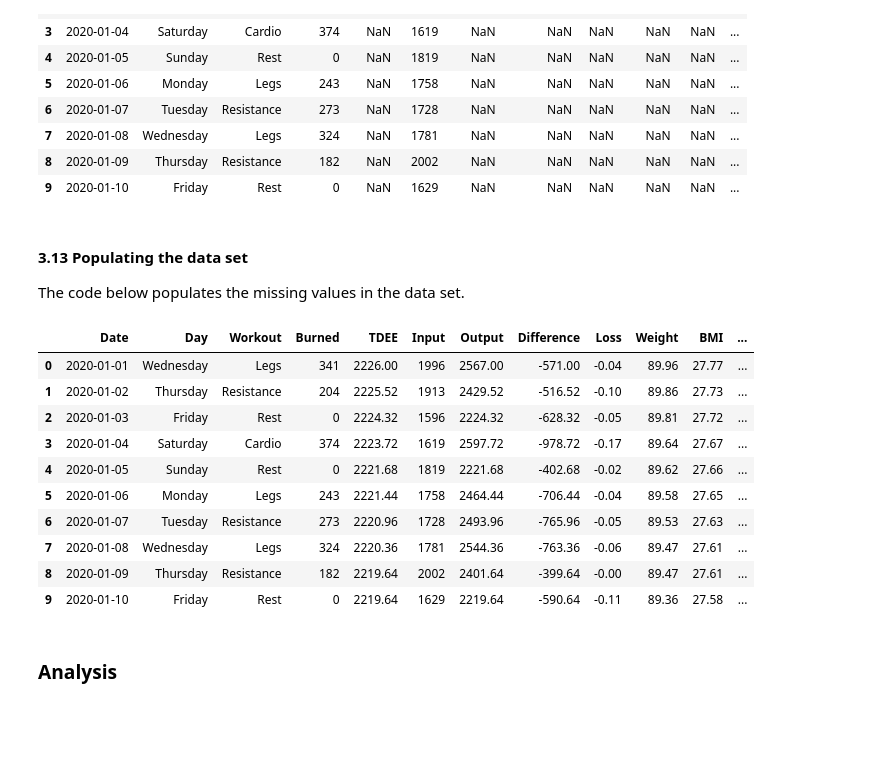
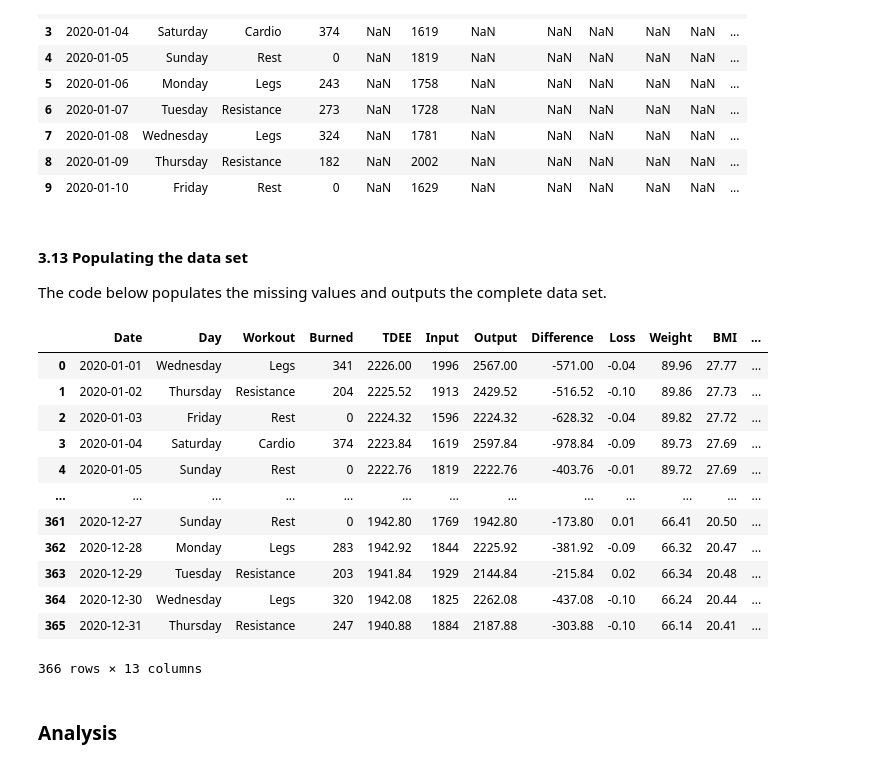
Before and after one commit to GaryLocke91/52465_programming_project, a Jupyter notebook: 52465_programming_project.ipynb, the cells around one changed output. Cells and saved outputs as stored; diff of their text form; code cells hidden in the pictures; blank space fills up the shorter version.

```diff
--- a/52465_programming_project.ipynb
+++ b/52465_programming_project.ipynb
@@ -655,36 +655,38 @@ df.head(n=10)
 # %% [markdown]
 #### 3.13 Populating the data set
 
-The code below populates the missing values in the data set.
+The code below populates the missing values and outputs the complete data set.
 # %%
 # Create a loop which starts from the second row in the data set
 for i in range(1, len(df)):
     # TDEE depends on the weight of the previous day
     df.loc[i, "TDEE"] = tdee(df.loc[i-1, "Weight"], height_m)
     # Ouput is the addition of TDEE and burned calories
     df.loc[i, "Output"] = df.loc[i, "TDEE"] + df.loc[i, "Burned"]
     # Difference is the subtraction of the calorie output from the input
     df.loc[i, "Difference"] = round(df.loc[i, "Input"] - df.loc[i, "Output"], 2)
     # Loss is the conversion of the calorie output to weight plus a random variant
     df.loc[i, "Loss"] = round(cal_to_kg(df.loc[i, "Difference"]) + (np.random.choice((-1, 1)) * np.random.normal(0.04, 0.01)), 2)
     # Weight is the subtraction of the loss from the previous day's weight
     df.loc[i, "Weight"] = round(df.loc[i-1, "Weight"] + df.loc[i, "Loss"], 2)
     # BMI is the conversion of weight to a BMI score
     df.loc[i, "BMI"] = round(bmi(df.loc[i, "Weight"], height_m), 2)
 
-# Print the first 10 rows of the DataFrame
-df.head(n=10)
+# Print the complete data set
+df
 # %% [output]
 |  | Date | Day | Workout | Burned | TDEE | Input | Output | Difference | Loss | Weight | BMI | ... |
 | 0 | 2020-01-01 | Wednesday | Legs | 341 | 2226.00 | 1996 | 2567.00 | -571.00 | -0.04 | 89.96 | 27.77 | ... |
 | 1 | 2020-01-02 | Thursday | Resistance | 204 | 2225.52 | 1913 | 2429.52 | -516.52 | -0.10 | 89.86 | 27.73 | ... |
-| 2 | 2020-01-03 | Friday | Rest | 0 | 2224.32 | 1596 | 2224.32 | -628.32 | -0.05 | 89.81 | 27.72 | ... |
-| 3 | 2020-01-04 | Saturday | Cardio | 374 | 2223.72 | 1619 | 2597.72 | -978.72 | -0.17 | 89.64 | 27.67 | ... |
-| 4 | 2020-01-05 | Sunday | Rest | 0 | 2221.68 | 1819 | 2221.68 | -402.68 | -0.02 | 89.62 | 27.66 | ... |
-| 5 | 2020-01-06 | Monday | Legs | 243 | 2221.44 | 1758 | 2464.44 | -706.44 | -0.04 | 89.58 | 27.65 | ... |
-| 6 | 2020-01-07 | Tuesday | Resistance | 273 | 2220.96 | 1728 | 2493.96 | -765.96 | -0.05 | 89.53 | 27.63 | ... |
-| 7 | 2020-01-08 | Wednesday | Legs | 324 | 2220.36 | 1781 | 2544.36 | -763.36 | -0.06 | 89.47 | 27.61 | ... |
-| 8 | 2020-01-09 | Thursday | Resistance | 182 | 2219.64 | 2002 | 2401.64 | -399.64 | -0.00 | 89.47 | 27.61 | ... |
-| 9 | 2020-01-10 | Friday | Rest | 0 | 2219.64 | 1629 | 2219.64 | -590.64 | -0.11 | 89.36 | 27.58 | ... |
+| 2 | 2020-01-03 | Friday | Rest | 0 | 2224.32 | 1596 | 2224.32 | -628.32 | -0.04 | 89.82 | 27.72 | ... |
+| 3 | 2020-01-04 | Saturday | Cardio | 374 | 2223.84 | 1619 | 2597.84 | -978.84 | -0.09 | 89.73 | 27.69 | ... |
+| 4 | 2020-01-05 | Sunday | Rest | 0 | 2222.76 | 1819 | 2222.76 | -403.76 | -0.01 | 89.72 | 27.69 | ... |
+| ... | ... | ... | ... | ... | ... | ... | ... | ... | ... | ... | ... | ... |
+| 361 | 2020-12-27 | Sunday | Rest | 0 | 1942.80 | 1769 | 1942.80 | -173.80 | 0.01 | 66.41 | 20.50 | ... |
+| 362 | 2020-12-28 | Monday | Legs | 283 | 1942.92 | 1844 | 2225.92 | -381.92 | -0.09 | 66.32 | 20.47 | ... |
+| 363 | 2020-12-29 | Tuesday | Resistance | 203 | 1941.84 | 1929 | 2144.84 | -215.84 | 0.02 | 66.34 | 20.48 | ... |
+| 364 | 2020-12-30 | Wednesday | Legs | 320 | 1942.08 | 1825 | 2262.08 | -437.08 | -0.10 | 66.24 | 20.44 | ... |
+| 365 | 2020-12-31 | Thursday | Resistance | 247 | 1940.88 | 1884 | 2187.88 | -303.88 | -0.10 | 66.14 | 20.41 | ... |
+366 rows × 13 columns
 # %% [markdown]
 ### Analysis
```
Also changed, not shown: parts of 16 cells of this notebook.
